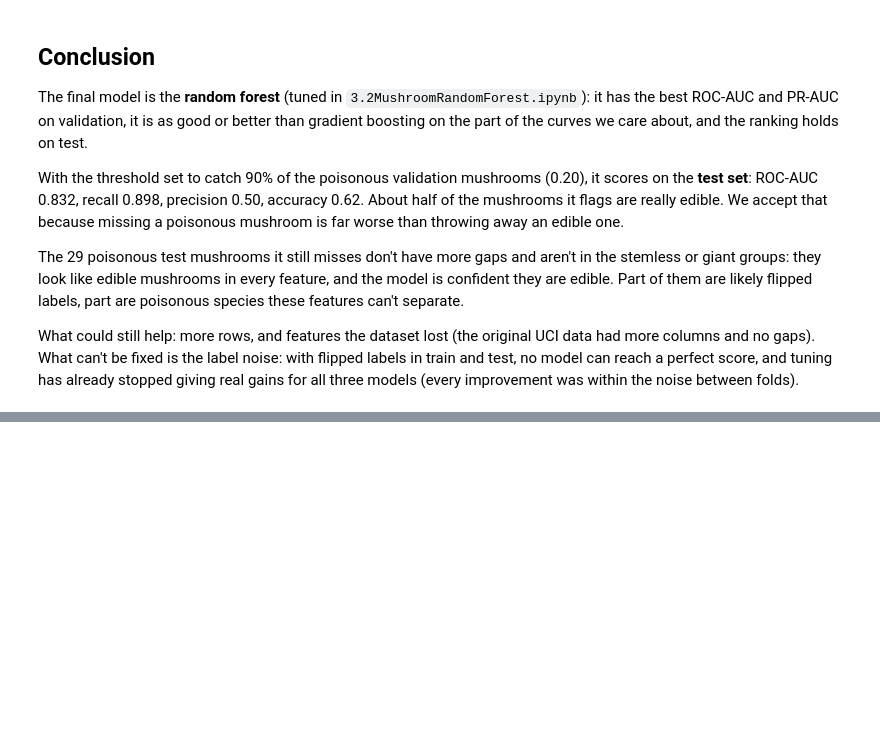
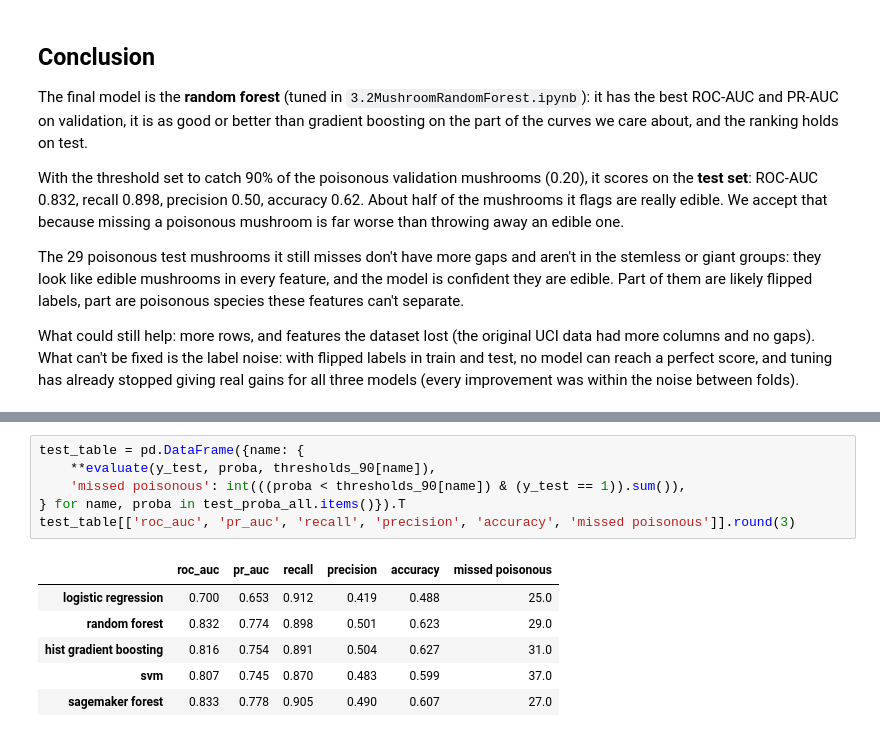
Before and after one commit to WillemSterckx/Skooma-Cats, a Jupyter notebook: Mushroom/4MushroomCompare.ipynb, the cells around one changed output, grey strips where cells are left out. Drawn from its saved outputs; the diff is of its cells as text; blank space fills up the shorter version.

```diff
--- a/Mushroom/4MushroomCompare.ipynb
+++ b/Mushroom/4MushroomCompare.ipynb
@@ -321,0 +580,13 @@ What could still help: more rows, and features the dataset lost (the original UC
+# %%
+test_table = pd.DataFrame({name: {
+    **evaluate(y_test, proba, thresholds_90[name]),
+    'missed poisonous': int(((proba < thresholds_90[name]) & (y_test == 1)).sum()),
+} for name, proba in test_proba_all.items()}).T
+test_table[['roc_auc', 'pr_auc', 'recall', 'precision', 'accuracy', 'missed poisonous']].round(3)
+# %% [output]
+|  | roc_auc | pr_auc | recall | precision | accuracy | missed poisonous |
+| logistic regression | 0.700 | 0.653 | 0.912 | 0.419 | 0.488 | 25.0 |
+| random forest | 0.832 | 0.774 | 0.898 | 0.501 | 0.623 | 29.0 |
+| hist gradient boosting | 0.816 | 0.754 | 0.891 | 0.504 | 0.627 | 31.0 |
+| svm | 0.807 | 0.745 | 0.870 | 0.483 | 0.599 | 37.0 |
+| sagemaker forest | 0.833 | 0.778 | 0.905 | 0.490 | 0.607 | 27.0 |
```
Also changed, not shown: parts of 43 cells of this notebook, 5 other files.
